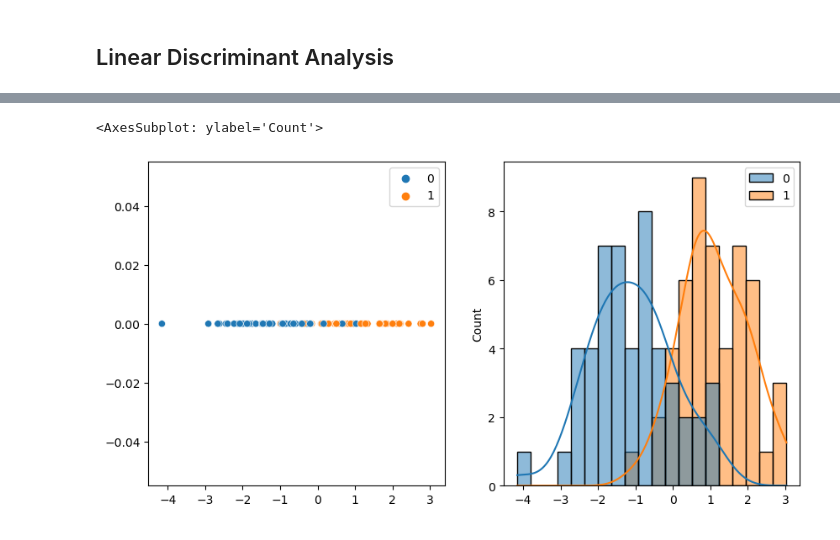
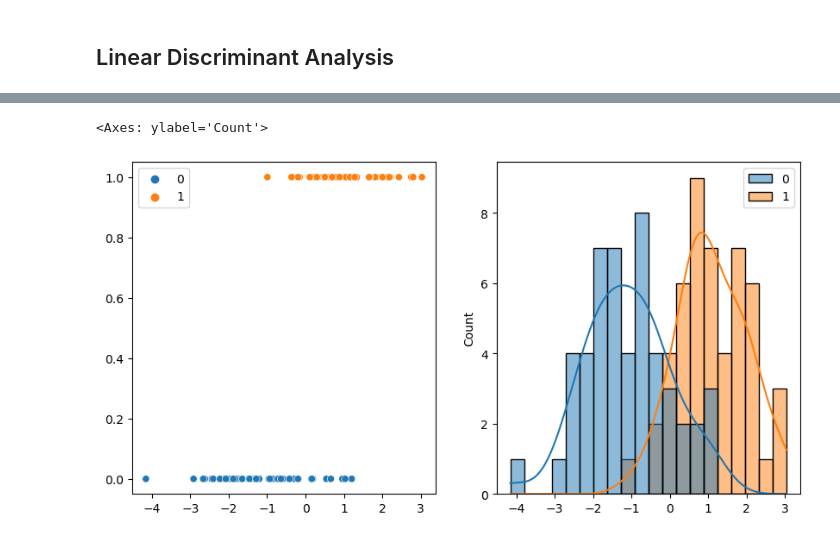
Before and after one commit to Janko-dev/ml_notebooks, a Jupyter notebook: notebooks/dimensionality_reduction.ipynb, the cells around one changed output, grey strips where cells are left out. Drawn from its saved outputs; the diff is of its cells as text; code cells hidden in the pictures.

```diff
--- a/notebooks/dimensionality_reduction.ipynb
+++ b/notebooks/dimensionality_reduction.ipynb
@@ -479,13 +481,13 @@ sns.scatterplot(x=X[:, 0], y=X[:, 1], hue=y)
 # %%
 from sklearn.discriminant_analysis import LinearDiscriminantAnalysis
 
 lda = LinearDiscriminantAnalysis(n_components=1).fit(X, y)
 lda_X = lda.transform(X)
 
 fig, axes = plt.subplots(1, 2, figsize=(10, 5))
 
-sns.scatterplot(x=lda_X[:, 0], y=np.zeros_like(lda_X)[:, 0], hue=y, ax=axes[0])
+sns.scatterplot(x=lda_X[:, 0], y=y, hue=y, ax=axes[0])
 sns.histplot(x=lda_X[:, 0], hue=y, bins=20, kde=True, ax=axes[1])
 # %% [output]
-<AxesSubplot: ylabel='Count'>
+<Axes: ylabel='Count'>
-[figure, old version]
+[figure, new version]
```
Also changed, not shown: parts of 5 cells of this notebook.
